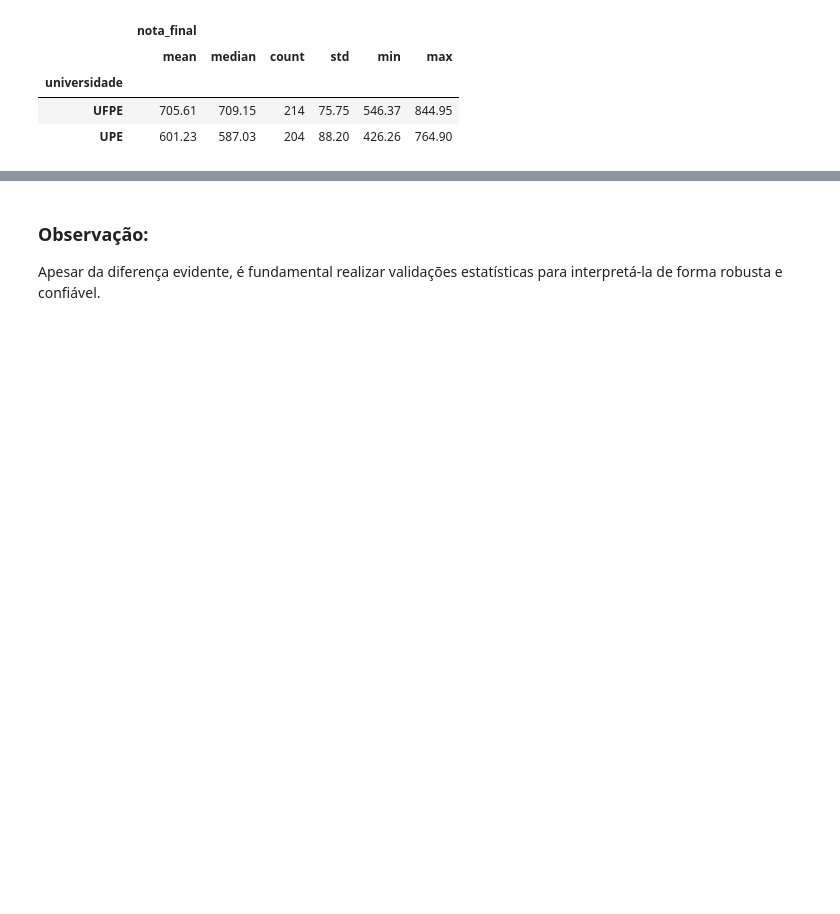
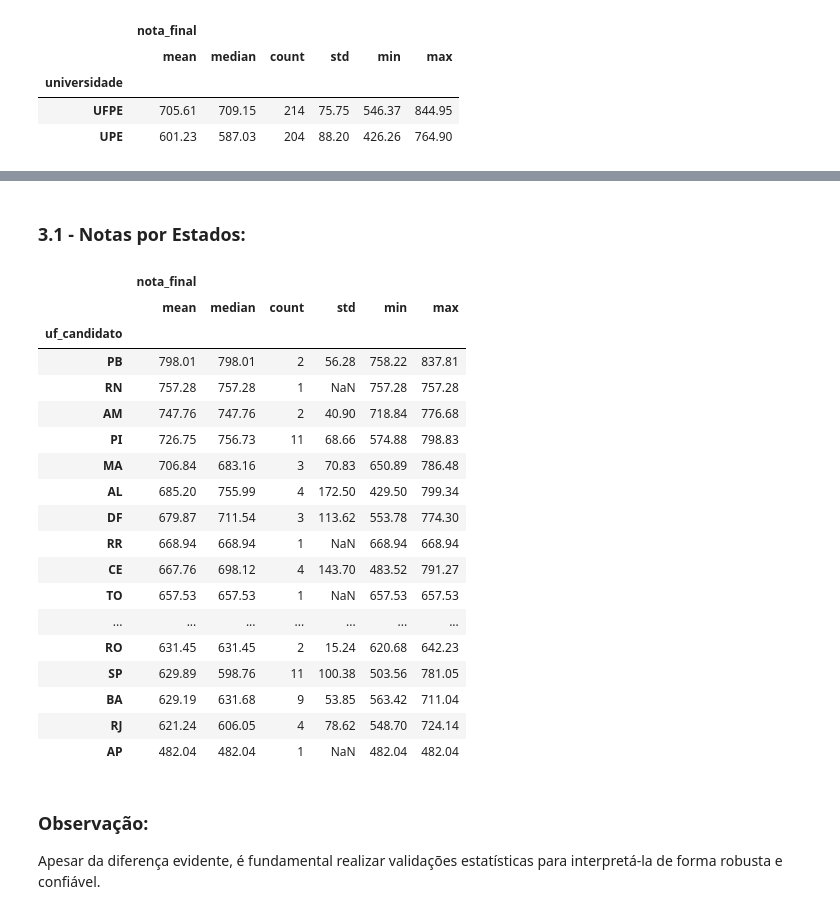
Before and after one commit to pedroohsilva/desempenhos-ENEM-engenharia-computacao-UPE-UFPE-2022, a Jupyter notebook: Análise Exploratória de Dados/Análise Exploratória de Dados.ipynb, the cells around one changed output, grey strips where cells are left out. Saved outputs shown, nothing was run; the diff lists cells and outputs as text; code cells hidden in the pictures; blank space fills up the shorter version.

```diff
--- a/Análise Exploratória de Dados/Análise Exploratória de Dados.ipynb
+++ b/Análise Exploratória de Dados/Análise Exploratória de Dados.ipynb
@@ -174,3 +189,29 @@ df[['nota_final', 'universidade']].groupby([ 'universidade']).agg(['mean', 'medi
+# %% [markdown]
+### 3.1 - Notas por Estados:
+# %%
+# Análise de notas entre os diferentes Estados
+notas_por_estado = df[['uf_candidato', 'nota_final']].groupby(['uf_candidato']).agg(['mean', 'median', 'count', 'std', 'min', 'max'])
+notas_por_estado.sort_values(('nota_final', 'mean'), ascending=False)
+# %% [output]
+|  | nota_final |  |  |  |  |  |
+|  | mean | median | count | std | min | max |
+| uf_candidato |  |  |  |  |  |  |
+| PB | 798.01 | 798.01 | 2 | 56.28 | 758.22 | 837.81 |
+| RN | 757.28 | 757.28 | 1 | NaN | 757.28 | 757.28 |
+| AM | 747.76 | 747.76 | 2 | 40.90 | 718.84 | 776.68 |
+| PI | 726.75 | 756.73 | 11 | 68.66 | 574.88 | 798.83 |
+| MA | 706.84 | 683.16 | 3 | 70.83 | 650.89 | 786.48 |
+| AL | 685.20 | 755.99 | 4 | 172.50 | 429.50 | 799.34 |
+| DF | 679.87 | 711.54 | 3 | 113.62 | 553.78 | 774.30 |
+| RR | 668.94 | 668.94 | 1 | NaN | 668.94 | 668.94 |
+| CE | 667.76 | 698.12 | 4 | 143.70 | 483.52 | 791.27 |
+| TO | 657.53 | 657.53 | 1 | NaN | 657.53 | 657.53 |
+| ... | ... | ... | ... | ... | ... | ... |
+| RO | 631.45 | 631.45 | 2 | 15.24 | 620.68 | 642.23 |
+| SP | 629.89 | 598.76 | 11 | 100.38 | 503.56 | 781.05 |
+| BA | 629.19 | 631.68 | 9 | 53.85 | 563.42 | 711.04 |
+| RJ | 621.24 | 606.05 | 4 | 78.62 | 548.70 | 724.14 |
+| AP | 482.04 | 482.04 | 1 | NaN | 482.04 | 482.04 |
 # %% [markdown]
 ### Observação:
 Apesar da diferença evidente, é fundamental realizar validações estatísticas para interpretá-la de forma robusta e confiável.
```
Also changed, not shown: parts of 3 cells of this notebook.
